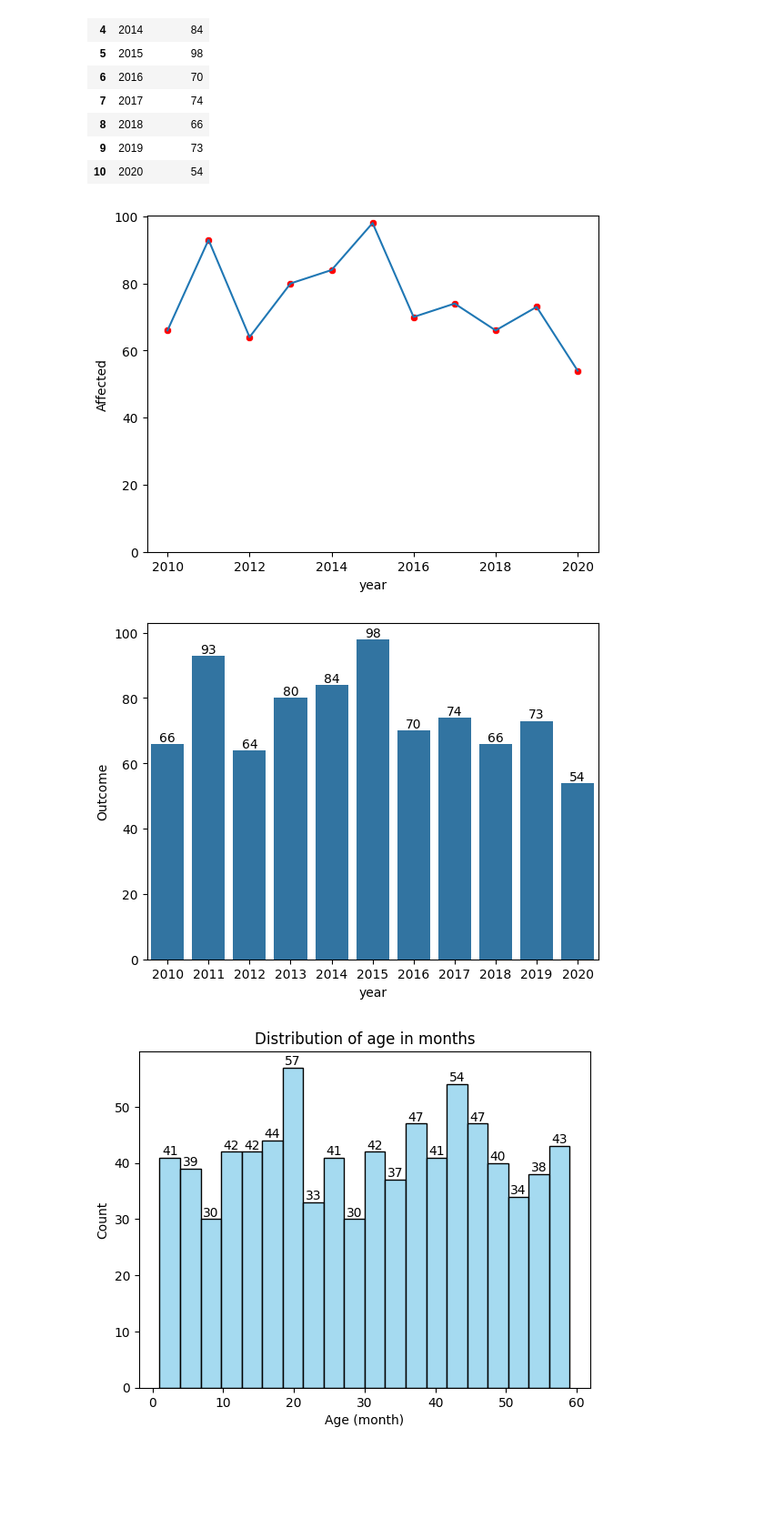
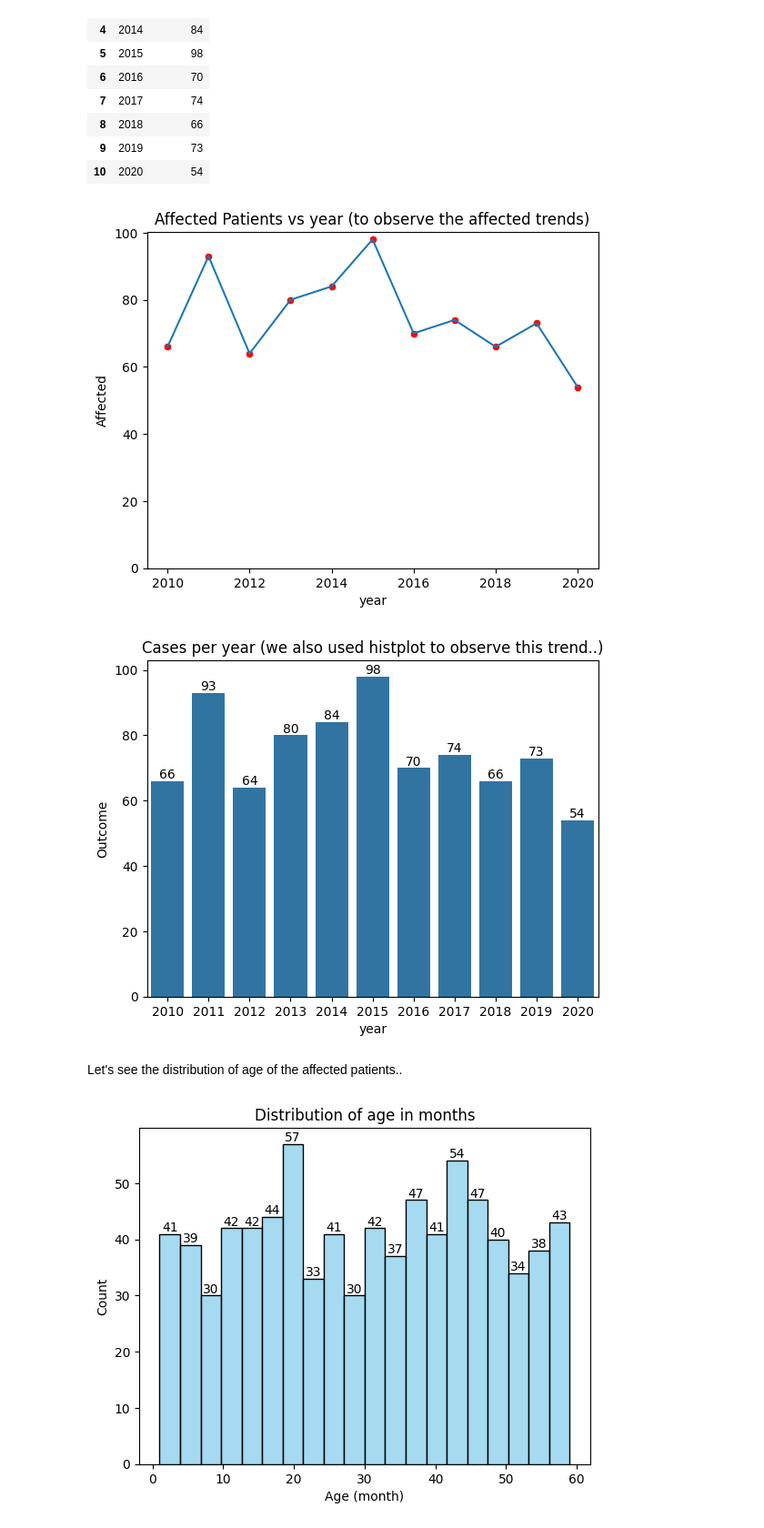
Before and after one commit to FahimHafiz/Vaccination-Dataset-Preprocessing-Analysis-and-Prediction-Using-Machine-Learning, a Jupyter notebook: main.ipynb, the cells around one changed output. Shown at 91% size. Drawn from its saved outputs; the diff is of its cells as text; code cells hidden in the pictures; blank space fills up the shorter version.

```diff
--- a/main.ipynb
+++ b/main.ipynb
@@ -331,20 +332,21 @@ sns.lineplot(x=affected_by_year['year'], y=affected_by_year['Outcome'])
 sns.scatterplot(x=affected_by_year['year'], y=affected_by_year['Outcome'], color='red', marker='o')
 plt.xlabel('year')
 plt.ylabel('Affected')
-
+plt.title('Affected Patients vs year (to observe the affected trends)')
 plt.ylim(bottom=0)
 plt.show()
 # %% [output]
-[figure, old version]
+[figure, new version]
 # %%
-# Bar plot....
+# Bar plot.... (we can also bar plot instead of histogram..)
 ax = sns.barplot(x='year', y='Outcome', data=affected_by_year)
-
 ax.bar_label(ax.containers[0])
-
+plt.title('Cases per year (we also used histplot to observe this trend..)')
 plt.show()
 # %% [output]
-[figure, old version]
+[figure, new version]
+# %% [markdown]
+Let's see the distribution of age of the affected patients..
 # %%
 # Bar plot....
 ax = sns.histplot(data=hospital_data_clean, x='Age (month)', legend=True, bins=20, color='skyblue', edgecolor='black')
```
Also changed, not shown: parts of 17 cells of this notebook.
